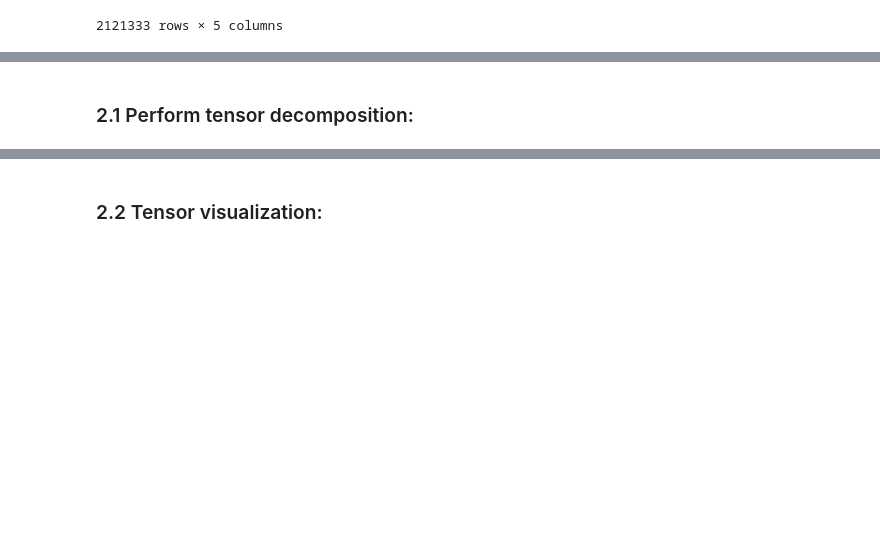
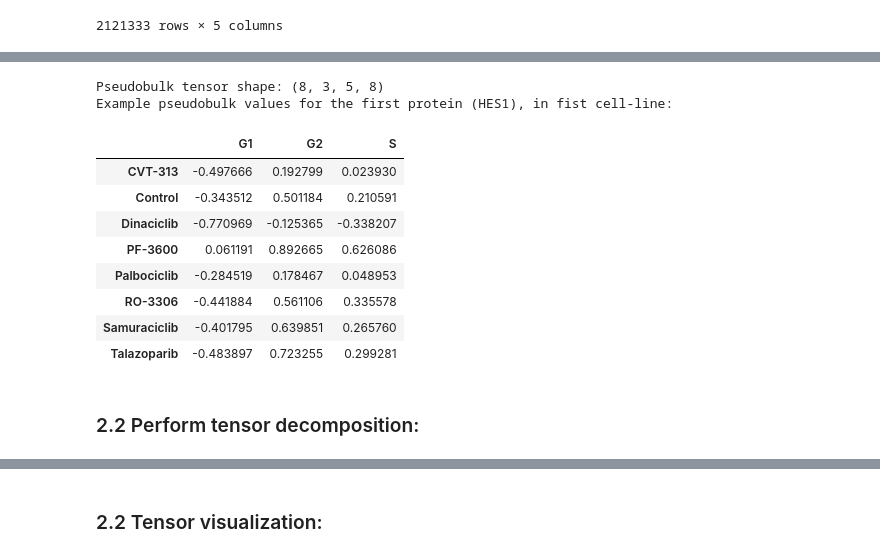
Before and after one commit to kaiwycik/tensors_and_cell_cycles, a Jupyter notebook: code/playground/playground_2.ipynb, the cells around one changed output, grey strips where cells are left out. Cells and saved outputs as stored; diff of their text form; code cells hidden in the pictures; blank space fills up the shorter version.

```diff
--- a/code/playground/playground_2.ipynb
+++ b/code/playground/playground_2.ipynb
@@ -288 +312,33 @@ Keeping $S$, the sample dimension, as one dimension of our tensor, we circumvent
+# %%
+def pseudobulk(adata):
+    # Convert AnnData to DataFrame
+    adata_df = adata.to_df()
+
+    # Group by drug_name and GMM_phase_labels, then get mean of each group
+    pseudobulk_df = adata_df.groupby([adata.obs["drug_name"], adata.obs["GMM_phase_labels"], adata.obs["source_file"]], observed=True).mean()
+
+    # z-scale across each protein
+    pseudobulk_df_scales = (pseudobulk_df - pseudobulk_df.mean()) / pseudobulk_df.std()
+
+    # Reshape to (n_drugs, n_phases, n_features, n_cell_lines)
+    return_tensor = pseudobulk_df_scales.values.reshape(len(adata.obs["drug_name"].cat.categories), len(adata.obs["GMM_phase_labels"].cat.categories), -1, len(np.unique(adata.obs["source_file"])))
+    return return_tensor
+# %%
+pseudobulk_tensor = pseudobulk(adata_sans_G0_M)
+print(f'Pseudobulk tensor shape: {pseudobulk_tensor.shape}')
+
+print("Example pseudobulk values for the first protein (HES1), in fist cell-line:")
+pd.DataFrame(pseudobulk_tensor[:, :, 0, 0], index=adata_sans_G0_M.obs["drug_name"].cat.categories, columns=adata_sans_G0_M.obs["GMM_phase_labels"].cat.categories)
+# %% [output]
+Pseudobulk tensor shape: (8, 3, 5, 8)
+Example pseudobulk values for the first protein (HES1), in fist cell-line:
+|  | G1 | G2 | S |
+| CVT-313 | -0.497666 | 0.192799 | 0.023930 |
+| Control | -0.343512 | 0.501184 | 0.210591 |
+| Dinaciclib | -0.770969 | -0.125365 | -0.338207 |
+| PF-3600 | 0.061191 | 0.892665 | 0.626086 |
+| Palbociclib | -0.284519 | 0.178467 | 0.048953 |
+| RO-3306 | -0.441884 | 0.561106 | 0.335578 |
+| Samuraciclib | -0.401795 | 0.639851 | 0.265760 |
+| Talazoparib | -0.483897 | 0.723255 | 0.299281 |
 # %%
@@ -292,5 +349,5 @@ proteins = [f.replace("nuclear_mean_", "") for f in selected_features]
 # %% [markdown]
-### 2.1 Perform tensor decomposition:
+### 2.2 Perform tensor decomposition:
 # %%
 def HOSVD(tensor, truncation_rank=None):
     dims = tensor.shape
```
Also changed, not shown: parts of 26 cells of this notebook.
